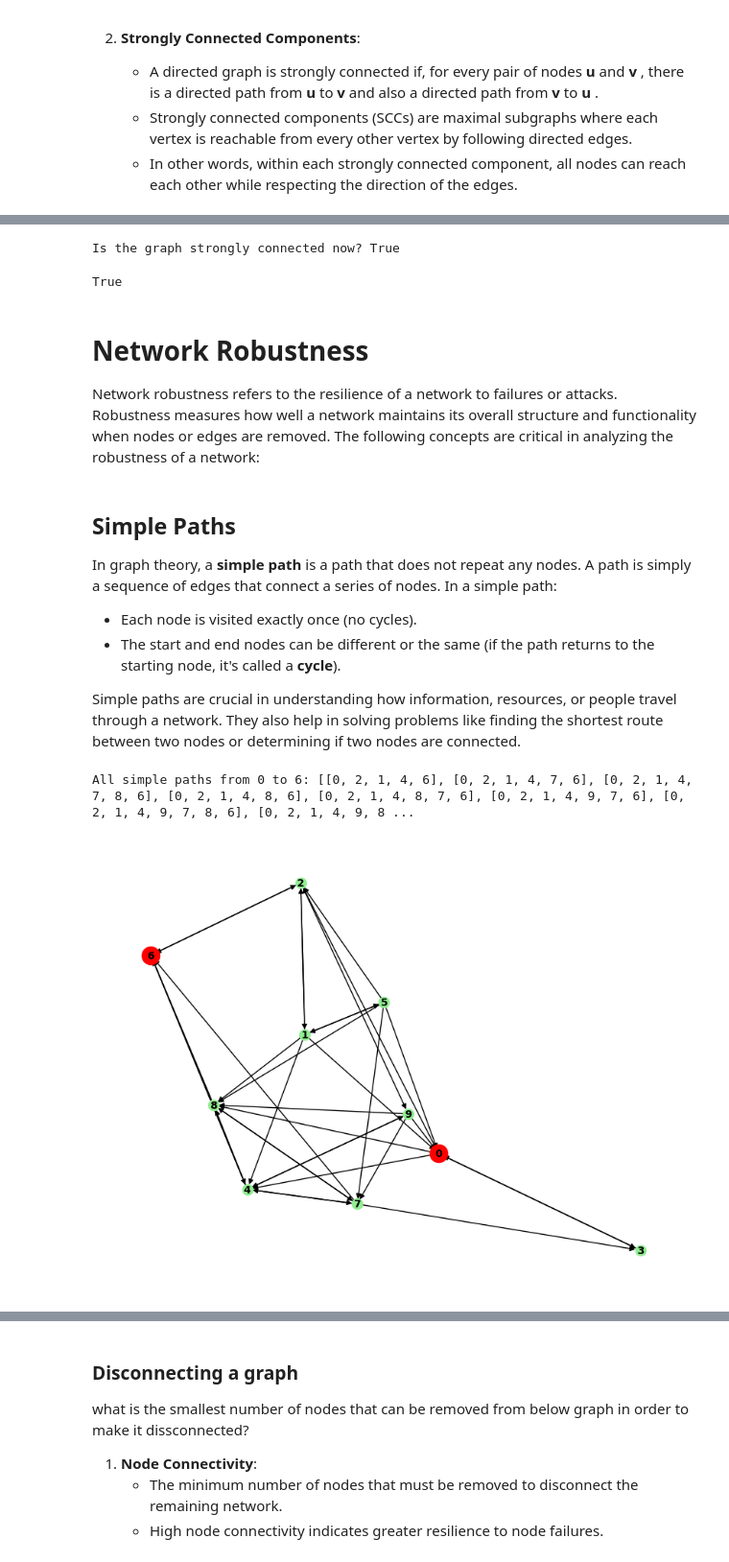
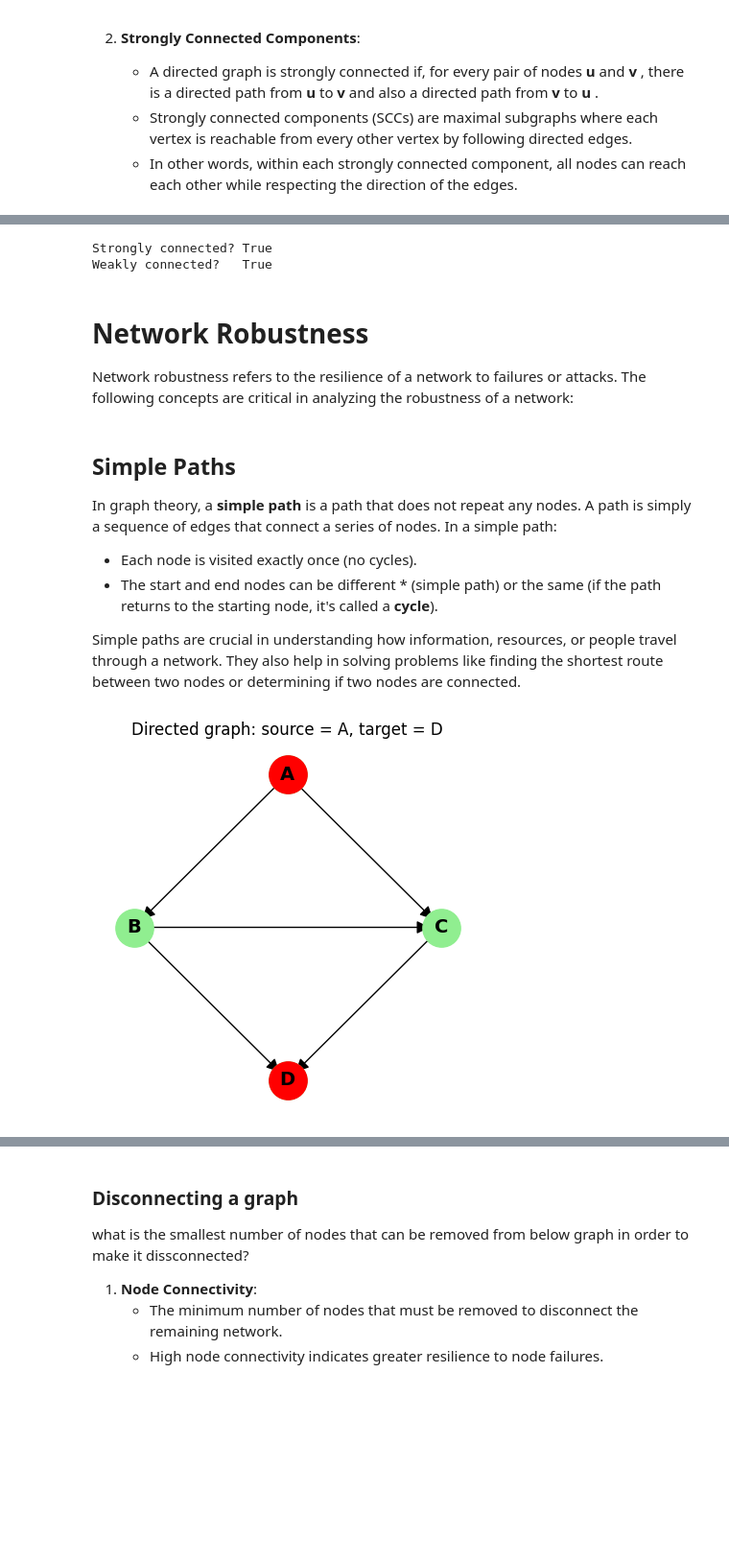
Before and after one commit to tabatabaeiphys/Teaching, a Jupyter notebook: NetworkX/netx2.ipynb, the cells around one changed output, grey strips where cells are left out. Shown at 96% size. Saved outputs shown, nothing was run; the diff lists cells and outputs as text; code cells hidden in the pictures; blank space fills up the shorter version.

```diff
--- a/NetworkX/netx2.ipynb
+++ b/NetworkX/netx2.ipynb
@@ -568,45 +546,52 @@ plt.show()
 # %%
-print("Is the graph strongly connected now?", nx.is_strongly_connected(DGS))
+print("Strongly connected?", nx.is_strongly_connected(DGS))
+print("Weakly connected?  ", nx.is_weakly_connected(DGS))
 # %% [output]
-Is the graph strongly connected now? True
+Strongly connected? True
+Weakly connected?   True
-# %%
-nx.is_weakly_connected(DGS)
-# %% [output]
-True
 # %% [markdown]
 # Network Robustness
 
-Network robustness refers to the resilience of a network to failures or attacks. Robustness measures how well a network maintains its overall structure and functionality when nodes or edges are removed. The following concepts are critical in analyzing the robustness of a network:
+Network robustness refers to the resilience of a network to failures or attacks. The following concepts are critical in analyzing the robustness of a network:
 # %% [markdown]
 ## Simple Paths
 
 In graph theory, a **simple path** is a path that does not repeat any nodes. A path is simply a sequence of edges that connect a series of nodes. In a simple path:
 - Each node is visited exactly once (no cycles).
-- The start and end nodes can be different or the same (if the path returns to the starting node, it's called a **cycle**).
+- The start and end nodes can be different * (simple path) or the same (if the path returns to the starting node, it's called a **cycle**).
 
 Simple paths are crucial in understanding how information, resources, or people travel through a network. They also help in solving problems like finding the shortest route between two nodes or determining if two nodes are connected.
 # %%
+edges = [
+    ('A', 'B'),
+    ('A', 'C'),
+    ('B', 'C'),
+    ('B', 'D'),
+    ('C', 'D')
+]
 
-n = 10
-p = 0.3
-G = nx.erdos_renyi_graph(n, p, directed=True,seed=42)
+G = nx.DiGraph()
+G.add_edges_from(edges)
 
-pos = nx.spring_layout(G,seed=50)
+pos = {
+    'A': (0, 1),
+    'B': (-1, 0),
+    'C': (1, 0),
+    'D': (0, -1)
+}
 
-plt.figure(figsize=(8, 6))
+plt.figure(figsize=(5, 5))
+nx.draw_networkx_nodes(G, pos, node_color='lightgreen', node_size=800)
+nx.draw_networkx_labels(G, pos, font_weight='bold', font_size=14)
+nx.draw_networkx_edges(G, pos, edge_color='black', arrows=True,
+                       arrowstyle='-|>', arrowsize=20)
 
-nx.draw(G, pos, with_labels=True, node_color='lightgreen', node_size=100, font_size=10, font_weight='bold', arrows=True)
-nx.draw_networkx_nodes(G, pos, node_color='lightgreen', node_size=100)
+source, target = 'A', 'D'
+nx.draw_networkx_nodes(G, pos, nodelist=[source, target],
+                       node_color='red', node_size=800)
 
-source_node = 0
-target_node = 6
-nx.draw_networkx_nodes(G, pos, nodelist=[source_node, target_node], node_color='red')
-
-simple_paths = list(nx.all_simple_paths(G, source=source_node, target=target_node))
-print(f"All simple paths from {source_node} to {target_node}: {simple_paths}")
-
-
+plt.title(f"Directed graph: source = {source}, target = {target}")
+plt.axis('off')
 plt.show()
 # %% [output]
-All simple paths from 0 to 6: [[0, 2, 1, 4, 6], [0, 2, 1, 4, 7, 6], [0, 2, 1, 4, 7, 8, 6], [0, 2, 1, 4, 8, 6], [0, 2, 1, 4, 8, 7, 6], [0, 2, 1, 4, 9, 7, 6], [0, 2, 1, 4, 9, 7, 8, 6], [0, 2, 1, 4, 9, 8 ...
-[figure, old version]
+[figure, new version]
```
Also changed, not shown: parts of 31 cells of this notebook.
